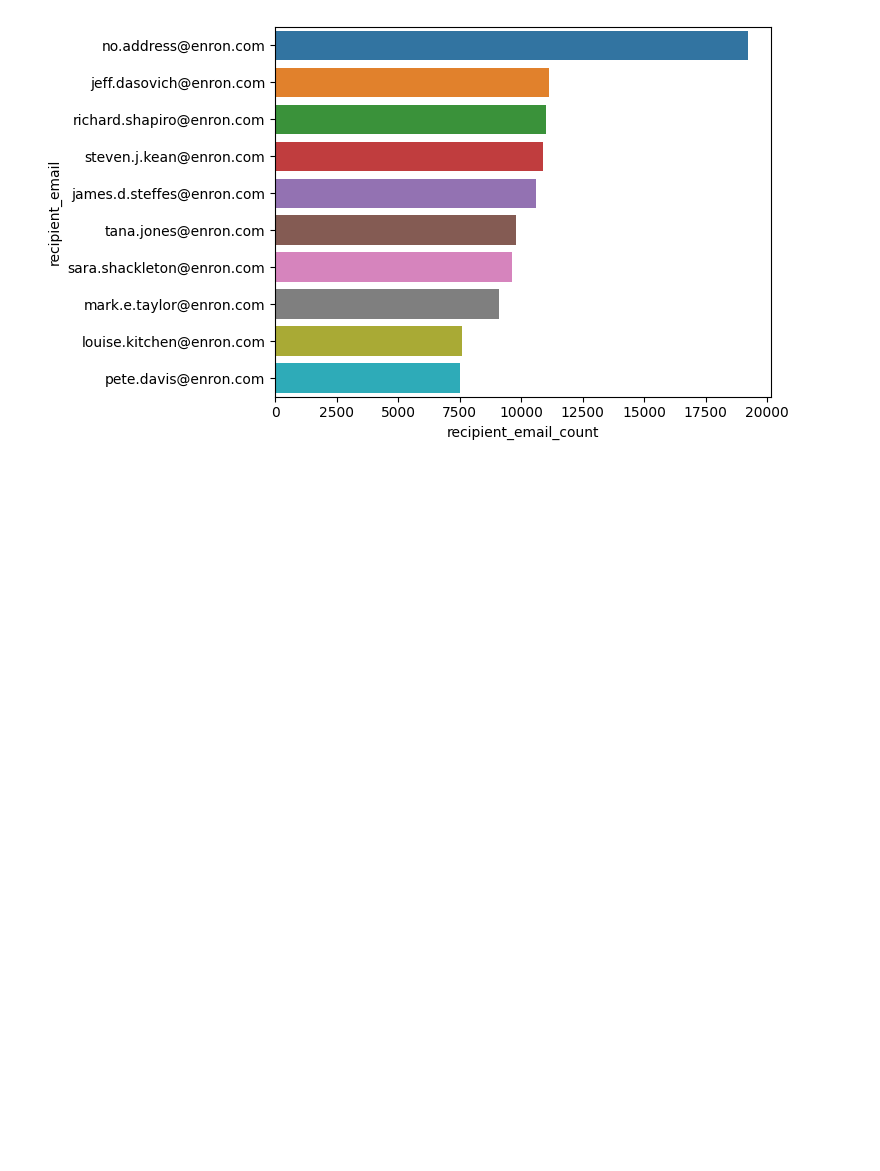
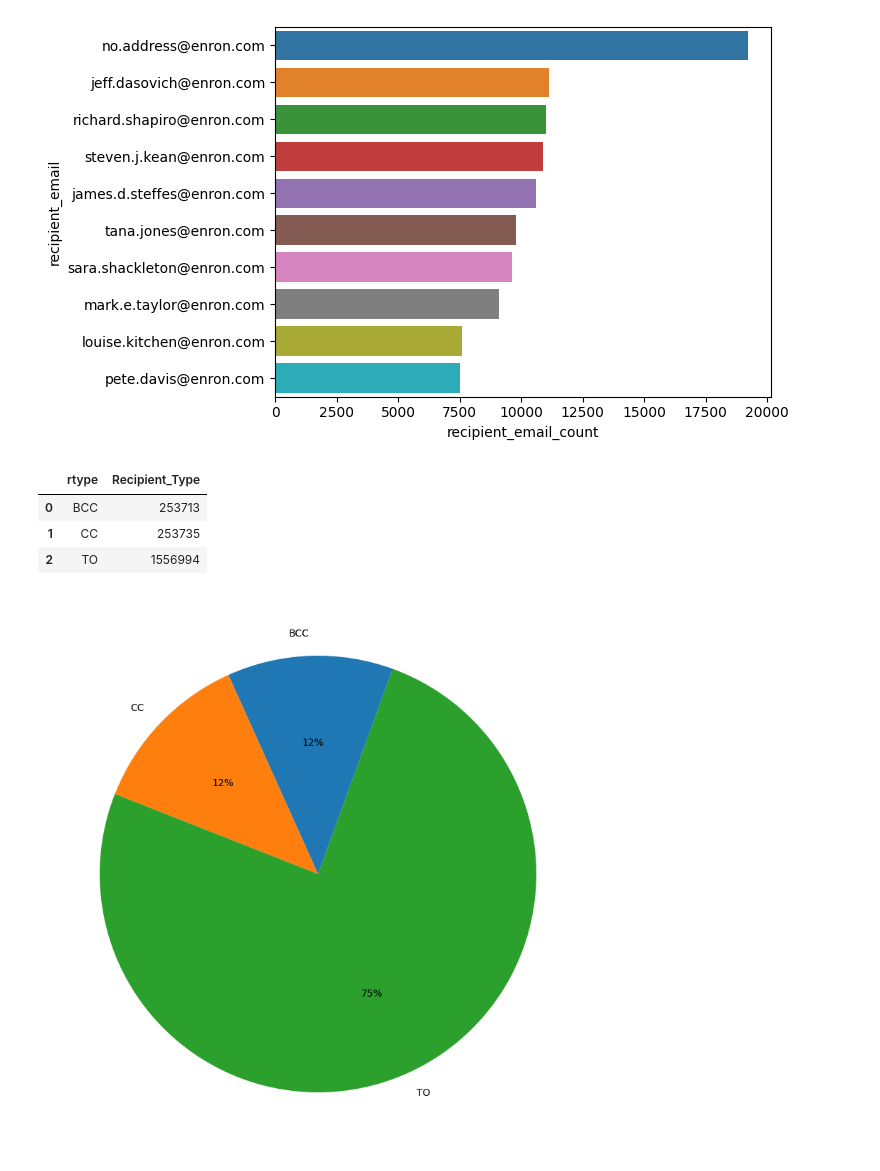
Before and after one commit to Sharrfaa/textsummariser, a Jupyter notebook: IBP_Assignment2.ipynb, the cells around one changed output. Cells and saved outputs as stored; diff of their text form; code cells hidden in the pictures; blank space fills up the shorter version.

```diff
--- a/IBP_Assignment2.ipynb
+++ b/IBP_Assignment2.ipynb
@@ -340,3 +348,25 @@ sns.barplot(data=recipient_df, y='recipient_email', x='recipient_email_count')
 # %% [output]
 <Axes: xlabel='recipient_email_count', ylabel='recipient_email'>
 [figure]
+# %%
+sql = """
+SELECT rtype, COUNT (*) AS Recipient_Type FROM Recipientinfo
+GROUP BY rtype
+"""
+cur.execute(sql)
+
+rtype_df = pd.read_sql(sql,conn)
+rtype_df
+# %% [output]
+|  | rtype | Recipient_Type |
+| 0 | BCC | 253713 |
+| 1 | CC | 253735 |
+| 2 | TO | 1556994 |
+# %%
+prop_rtype = rtype_df["Recipient_Type"]/rtype_df["Recipient_Type"].sum()
+# %%
+fig2 = plt.subplots(figsize=(10,10))
+plt.pie(prop_rtype, labels = rtype_df['rtype'], autopct='%.0f%%', startangle=70)
+plt.show()
+# %% [output]
+[figure, added]
```
Also changed, not shown: parts of 3 cells of this notebook.
